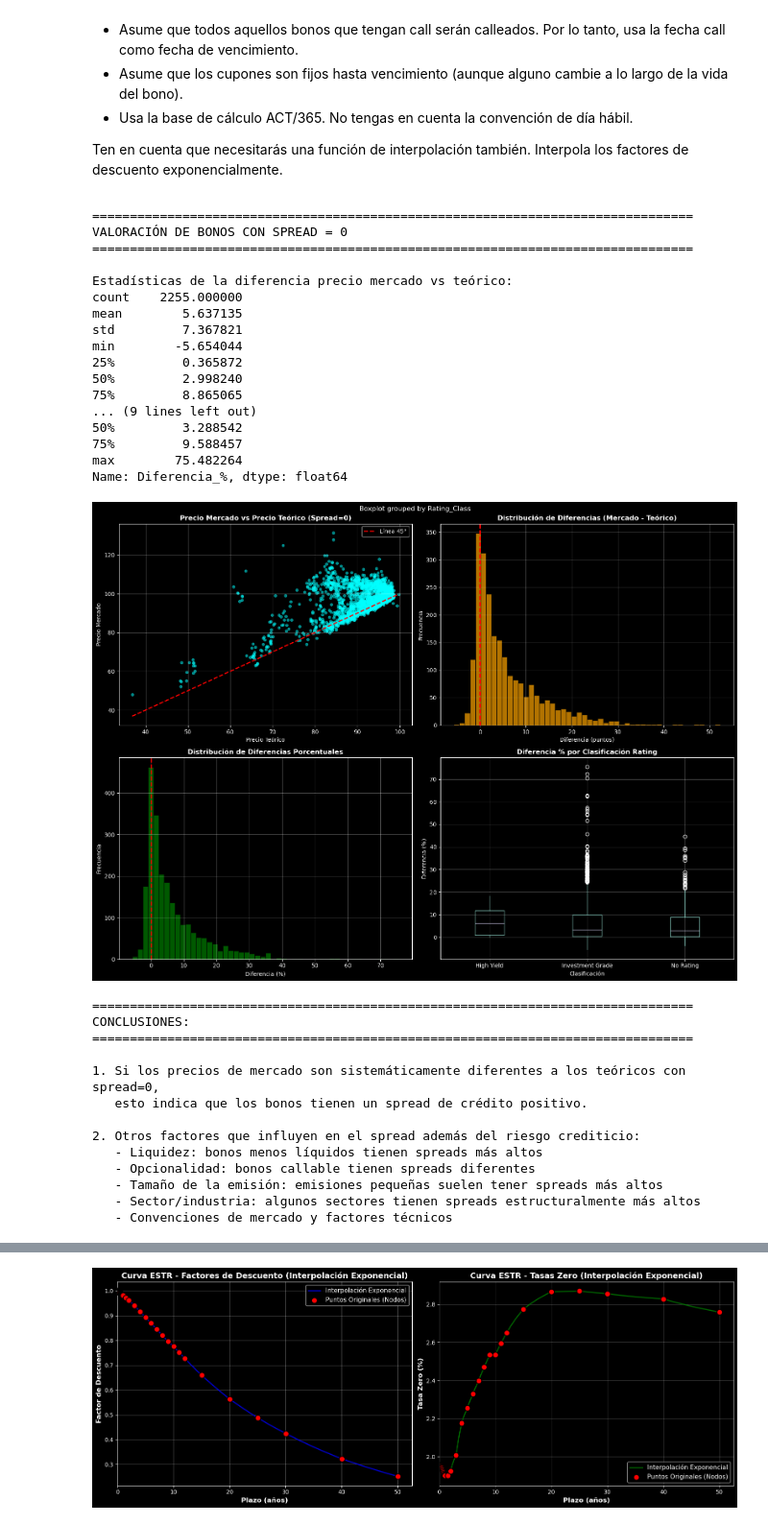
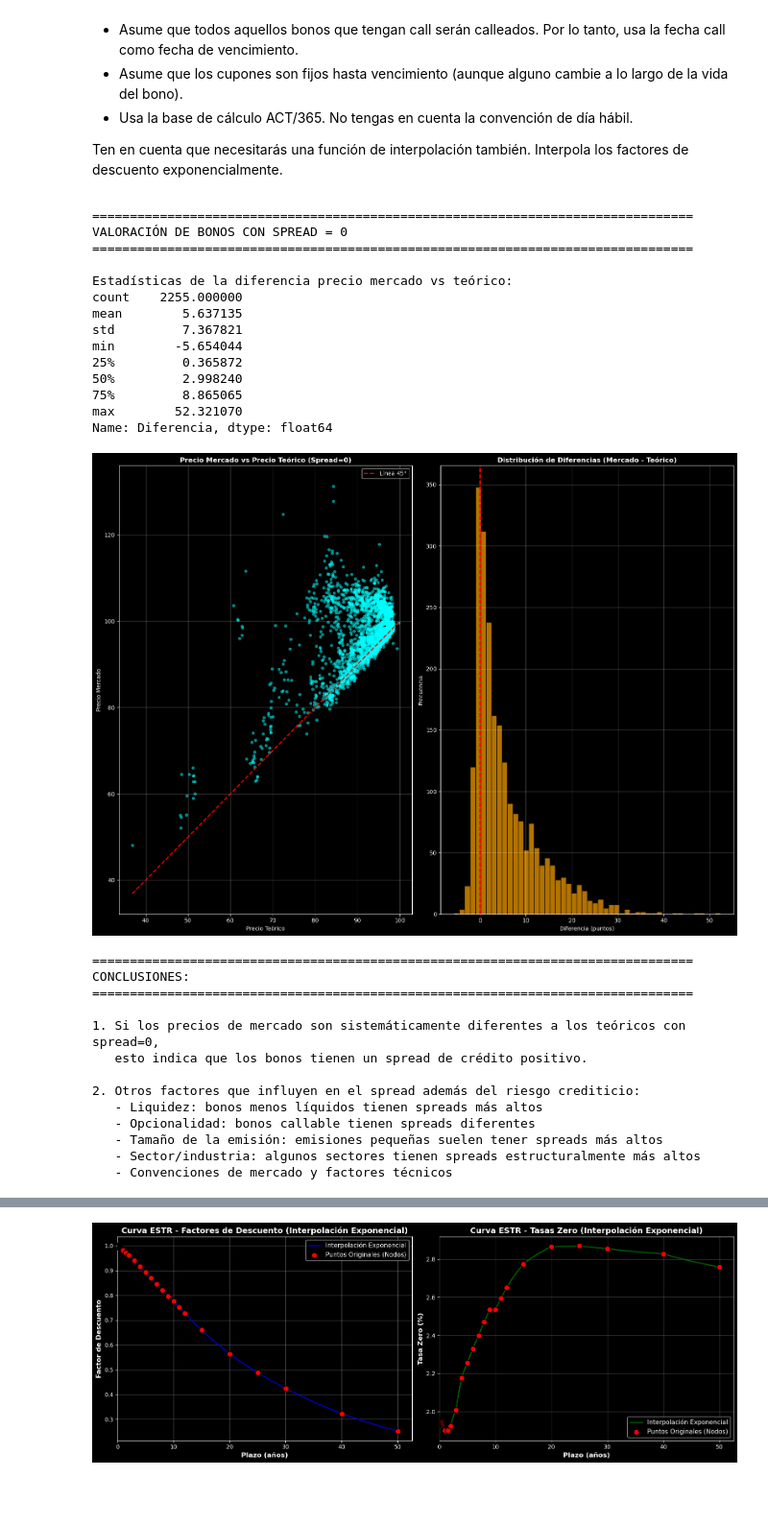
Before and after one commit to Romequinco/TAREA_RENTA_FIJA_1, a Jupyter notebook: src/TallerRF_AnálisisCartera_Enunciado_Josep.ipynb, the cells around one changed output, grey strips where cells are left out. Shown at 96% size. Drawn from its saved outputs; the diff is of its cells as text; code cells hidden in the pictures; blank space fills up the shorter version.

```diff
--- a/src/TallerRF_AnálisisCartera_Enunciado_Josep.ipynb
+++ b/src/TallerRF_AnálisisCartera_Enunciado_Josep.ipynb
@@ -1327,7 +1287,6 @@ for idx, bono in universo.iterrows():
             'Precio_Mercado': bono['Price'],
             'Precio_Teorico': valoracion['precio_limpio'],
             'Diferencia': bono['Price'] - valoracion['precio_limpio'],
-            'Diferencia_%': ((bono['Price'] - valoracion['precio_limpio']) / valoracion['precio_limpio']) * 100
         })
     except Exception as e:
         print(f"Error valorando {bono['ISIN']}: {e}")
@@ -1335,85 +1294,50 @@ for idx, bono in universo.iterrows():
 df_valoracion = pd.DataFrame(resultados_valoracion)
 
 print(f"\nEstadísticas de la diferencia precio mercado vs teórico:")
 print(df_valoracion['Diferencia'].describe())
-print(f"\nEstadísticas de la diferencia porcentual:")
-print(df_valoracion['Diferencia_%'].describe())
 
 # Visualización
-fig, axes = plt.subplots(2, 2, figsize=(16, 12))
+fig, axes = plt.subplots(1, 2, figsize=(16, 12))
 
 # Scatter: Precio mercado vs teórico
-axes[0, 0].scatter(df_valoracion['Precio_Teorico'], df_valoracion['Precio_Mercado'],
+axes[0].scatter(df_valoracion['Precio_Teorico'], df_valoracion['Precio_Mercado'],
                    alpha=0.5, color='cyan', s=20)
-axes[0, 0].plot([df_valoracion['Precio_Teorico'].min(), df_valoracion['Precio_Teorico'].max()],
+axes[0].plot([df_valoracion['Precio_Teorico'].min(), df_valoracion['Precio_Teorico'].max()],
                 [df_valoracion['Precio_Teorico'].min(), df_valoracion['Precio_Teorico'].max()],
                 'r--', linewidth=2, label='Línea 45°')
-axes[0, 0].set_title('Precio Mercado vs Precio Teórico (Spread=0)', fontweight='bold')
-axes[0, 0].set_xlabel('Precio Teórico')
-axes[0, 0].set_ylabel('Precio Mercado')
-axes[0, 0].legend()
-axes[0, 0].grid(True, alpha=0.3)
+axes[0].set_title('Precio Mercado vs Precio Teórico (Spread=0)', fontweight='bold')
+axes[0].set_xlabel('Precio Teórico')
+axes[0].set_ylabel('Precio Mercado')
+axes[0].legend()
+axes[0].grid(True, alpha=0.3)
 
 # Histograma de diferencias
-axes[0, 1].hist(df_valoracion['Diferencia'], bins=50, color='orange', edgecolor='black', alpha=0.7)
-axes[0, 1].set_title('Distribución de Diferencias (Mercado - Teórico)', fontweight='bold')
-axes[0, 1].set_xlabel('Diferencia (puntos)')
-axes[0, 1].set_ylabel('Frecuencia')
-axes[0, 1].axvline(0, color='red', linestyle='--', linewidth=2)
-axes[0, 1].grid(True, alpha=0.3)
+axes[1].hist(df_valoracion['Diferencia'], bins=50, color='orange', edgecolor='black', alpha=0.7)
+axes[1].set_title('Distribución de Diferencias (Mercado - Teórico)', fontweight='bold')
+axes[1].set_xlabel('Diferencia (puntos)')
+axes[1].set_ylabel('Frecuencia')
+axes[1].axvline(0, color='red', linestyle='--', linewidth=2)
+axes[1].grid(True, alpha=0.3)
 
-# Histograma de diferencias porcentuales
-axes[1, 0].hist(df_valoracion['Diferencia_%'], bins=50, color='green', edgecolor='black', alpha=0.7)
-axes[1, 0].set_title('Distribución de Diferencias Porcentuales', fontweight='bold')
-axes[1, 0].set_xlabel('Diferencia (%)')
-axes[1, 0].set_ylabel('Frecuencia')
-axes[1, 0].axvline(0, color='red', linestyle='--', linewidth=2)
-axes[1, 0].grid(True, alpha=0.3)
-
-# Boxplot por rating class
-df_valoracion_merged = df_valoracion.merge(universo[['ISIN', 'Rating_Class']], on='ISIN', how='left')
-df_valoracion_merged.boxplot(column='Diferencia_%', by='Rating_Class', ax=axes[1, 1])
-axes[1, 1].set_title('Diferencia % por Clasificación Rating', fontweight='bold')
-axes[1, 1].set_xlabel('Clasificación')
-axes[1, 1].set_ylabel('Diferencia (%)')
-axes[1, 1].grid(True, alpha=0.3)
 
 plt.tight_layout()
 plt.show()
-
-print("\n" + "=" * 80)
-print("CONCLUSIONES:")
-print("=" * 80)
-print("""
-1. Si los precios de mercado son sistemáticamente diferentes a los teóricos con spread=0,
-   esto indica que los bonos tienen un spread de crédito positivo.
-
-2. Otros factores que influyen en el spread además del riesgo crediticio:
-   - Liquidez: bonos menos líquidos tienen spreads más altos
-   - Opcionalidad: bonos callable tienen spreads diferentes
-   - Tamaño de la emisión: emisiones pequeñas suelen tener spreads más altos
-   - Sector/industria: algunos sectores tienen spreads estructuralmente más altos
-   - Convenciones de mercado y factores técnicos
-""")
 # %% [output]
 ================================================================================
 VALORACIÓN DE BONOS CON SPREAD = 0
 ================================================================================
 
 Estadísticas de la diferencia precio mercado vs teórico:
 count    2255.000000
 mean        5.637135
 std         7.367821
 min        -5.654044
 25%         0.365872
 50%         2.998240
 75%         8.865065
-... (9 lines left out)
-50%         3.288542
-75%         9.588457
-max        75.482264
-Name: Diferencia_%, dtype: float64
+max        52.321070
+Name: Diferencia, dtype: float64
-[figure, old version]
+[figure, new version]
 ================================================================================
 CONCLUSIONES:
 ================================================================================
```
Also changed, not shown: parts of 10 cells of this notebook.
